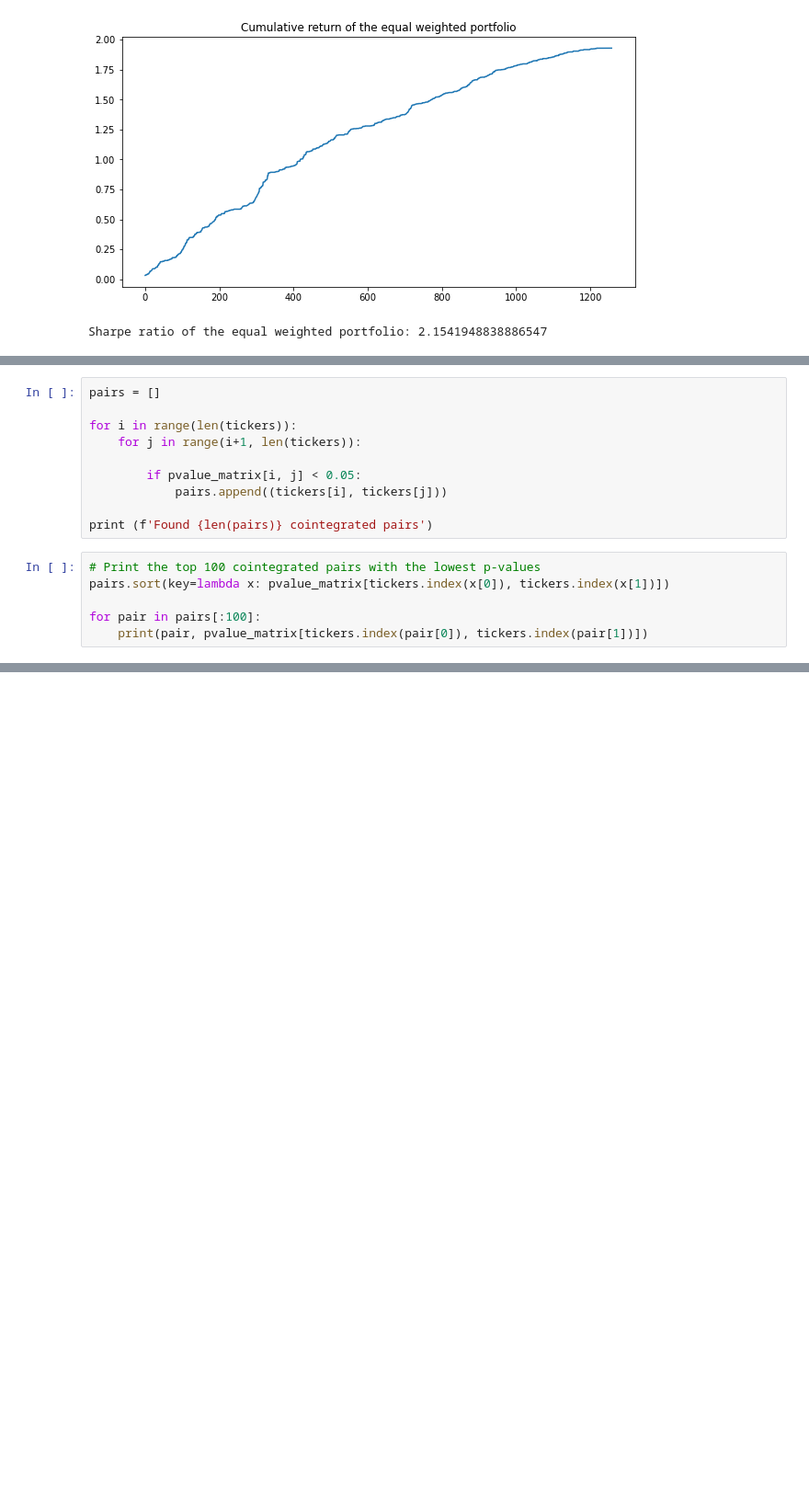
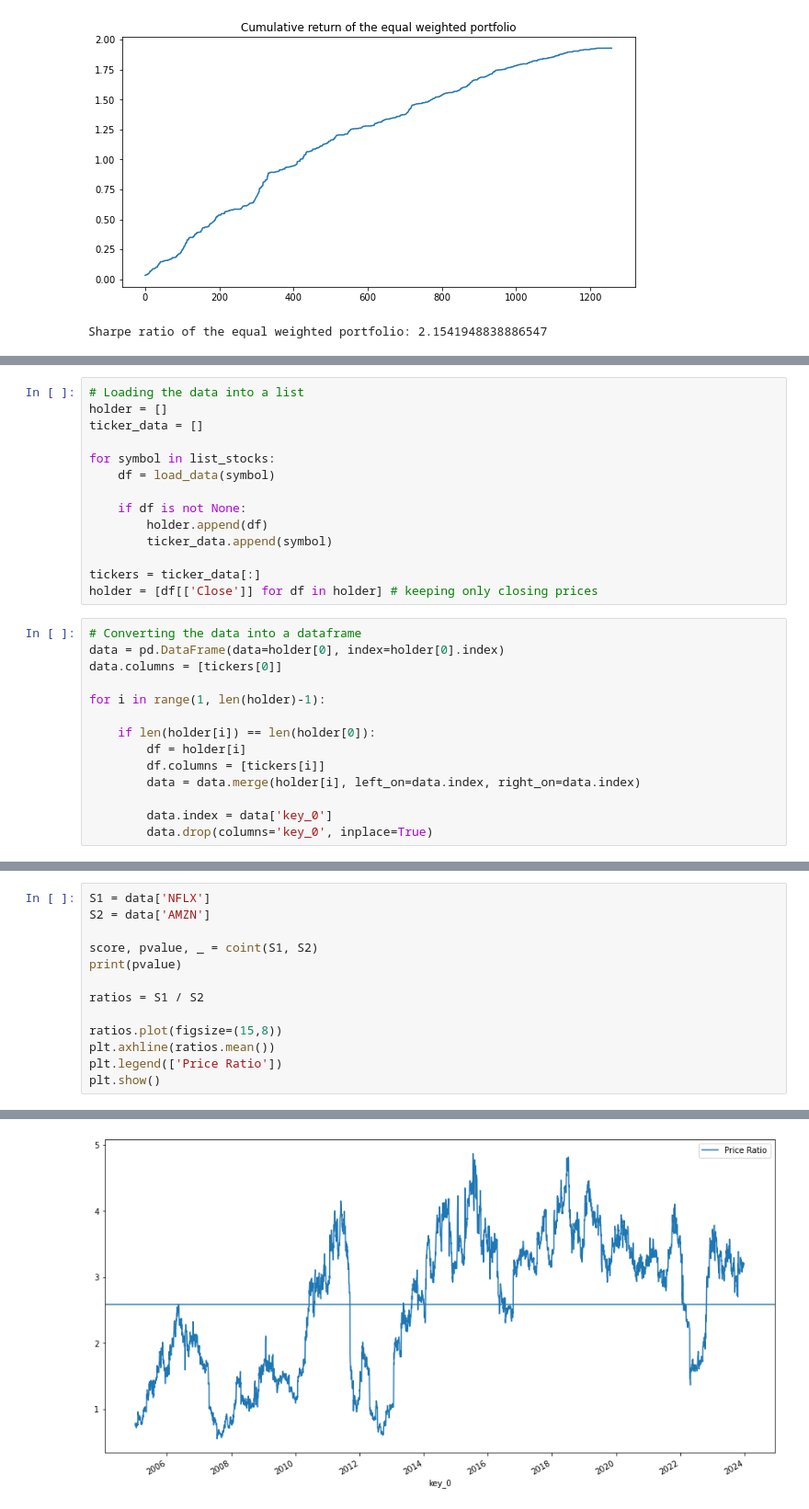
Before and after one commit to Shrajal333/Pairs_Trading, a Jupyter notebook: Pairs_Trading.ipynb, the cells around one changed output, grey strips where cells are left out. Shown at 92% size. Cells and saved outputs as stored; diff of their text form; blank space fills up the shorter version.

```diff
--- a/Pairs_Trading.ipynb
+++ b/Pairs_Trading.ipynb
@@ -284,16 +292,28 @@ score_matrix, pvalue_matrix = find_cointegrated_pairs(holder)
 # %%
-pairs = []
+# Loading the data into a list
+holder = []
+ticker_data = []
 
-for i in range(len(tickers)):
-    for j in range(i+1, len(tickers)):
+for symbol in list_stocks:
+    df = load_data(symbol)
 
-        if pvalue_matrix[i, j] < 0.05:
-            pairs.append((tickers[i], tickers[j]))
+    if df is not None:
+        holder.append(df)
+        ticker_data.append(symbol)
 
-print (f'Found {len(pairs)} cointegrated pairs')
+tickers = ticker_data[:]
+holder = [df[['Close']] for df in holder] # keeping only closing prices
 # %%
-# Print the top 100 cointegrated pairs with the lowest p-values
-pairs.sort(key=lambda x: pvalue_matrix[tickers.index(x[0]), tickers.index(x[1])])
+# Converting the data into a dataframe
+data = pd.DataFrame(data=holder[0], index=holder[0].index)
+data.columns = [tickers[0]]
 
-for pair in pairs[:100]:
-    print(pair, pvalue_matrix[tickers.index(pair[0]), tickers.index(pair[1])])
+for i in range(1, len(holder)-1):
+
+    if len(holder[i]) == len(holder[0]):
+        df = holder[i]
+        df.columns = [tickers[i]]
+        data = data.merge(holder[i], left_on=data.index, right_on=data.index)
+
+        data.index = data['key_0']
+        data.drop(columns='key_0', inplace=True)
@@ -299,0 +354,14 @@ for pair in pairs[:100]:
+# %%
+S1 = data['NFLX']
+S2 = data['AMZN']
+
+score, pvalue, _ = coint(S1, S2)
+print(pvalue)
+
+ratios = S1 / S2
+
+ratios.plot(figsize=(15,8))
+plt.axhline(ratios.mean())
+plt.legend(['Price Ratio'])
+plt.show()
+# %% [output]
@@ -299,0 +369 @@ for pair in pairs[:100]:
+[figure, added]
```
Also changed, not shown: parts of 15 cells of this notebook.
